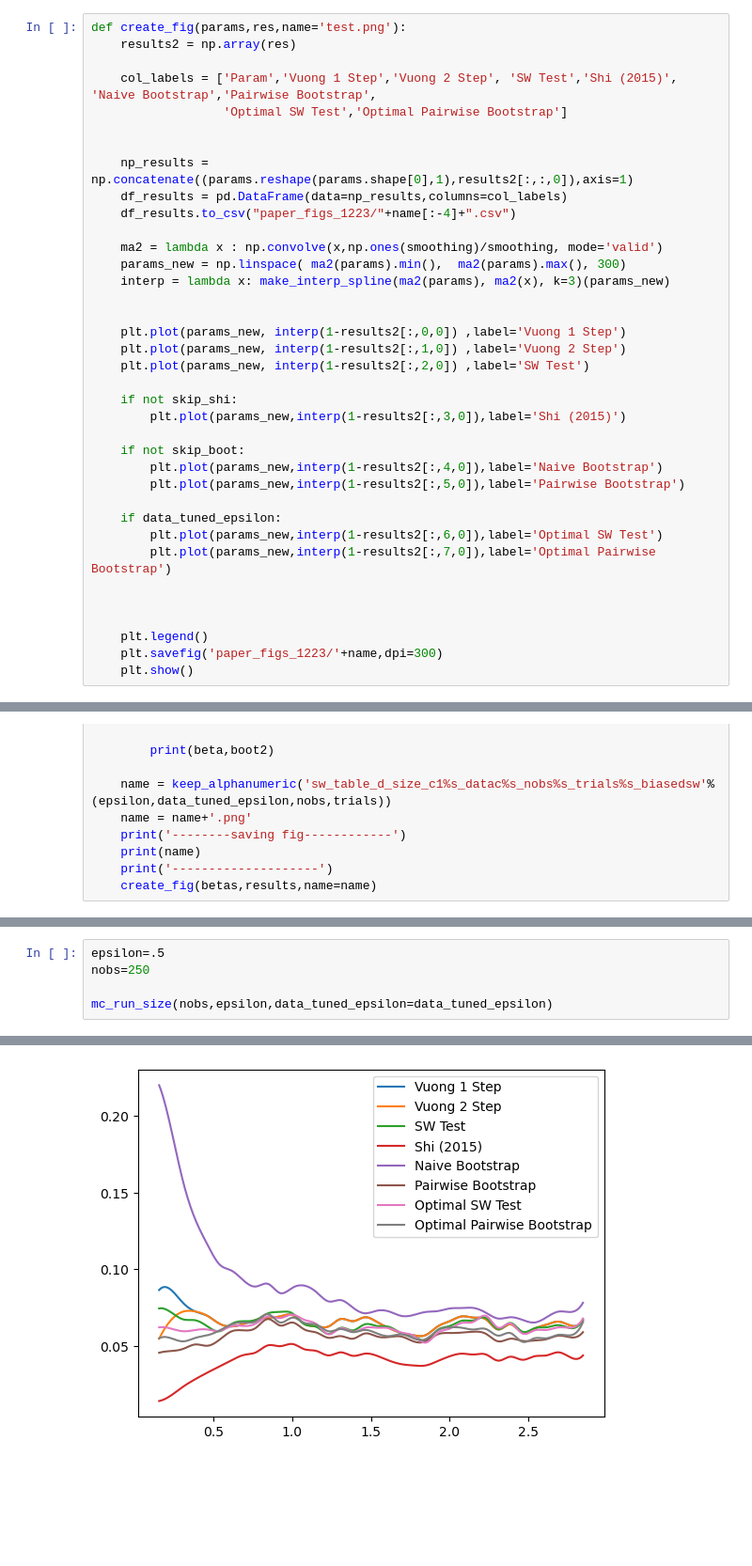
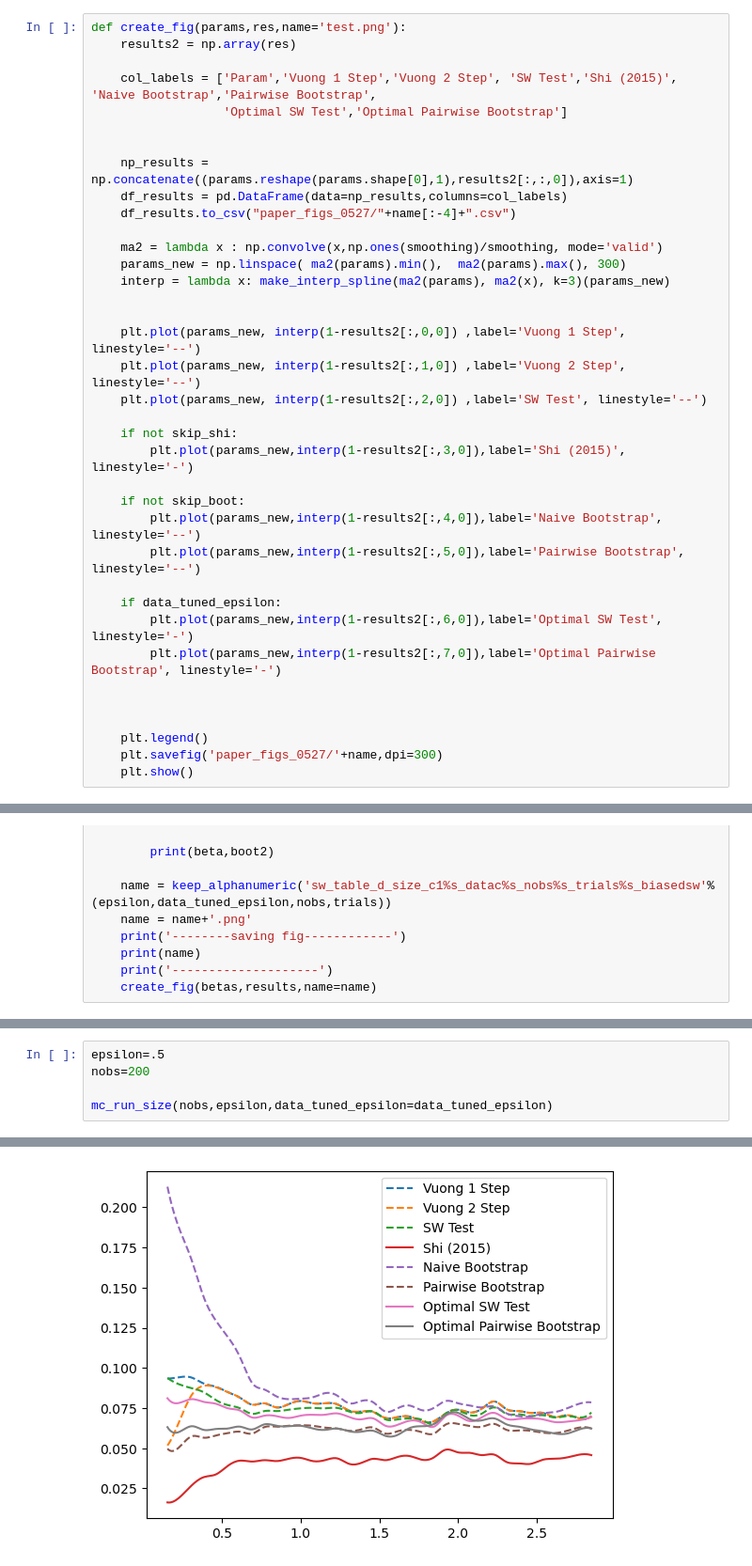
Before and after one commit to ericschulman/testing, a Jupyter notebook: revision_2025/sw_table_d.ipynb, the cells around one changed output, grey strips where cells are left out. Shown at 94% size. Cells and saved outputs as stored; diff of their text form; blank space fills up the shorter version.

Commit message:
adding updated results

```diff
--- a/revision_2025/sw_table_d.ipynb
+++ b/revision_2025/sw_table_d.ipynb
@@ -93,32 +93,32 @@ def create_fig(params,res,name='test.png'):
 
     np_results = np.concatenate((params.reshape(params.shape[0],1),results2[:,:,0]),axis=1)
     df_results = pd.DataFrame(data=np_results,columns=col_labels)
-    df_results.to_csv("paper_figs_1223/"+name[:-4]+".csv")
+    df_results.to_csv("paper_figs_0527/"+name[:-4]+".csv")
 
     ma2 = lambda x : np.convolve(x,np.ones(smoothing)/smoothing, mode='valid')
     params_new = np.linspace( ma2(params).min(),  ma2(params).max(), 300)
     interp = lambda x: make_interp_spline(ma2(params), ma2(x), k=3)(params_new)
 
 
-    plt.plot(params_new, interp(1-results2[:,0,0]) ,label='Vuong 1 Step')
-    plt.plot(params_new, interp(1-results2[:,1,0]) ,label='Vuong 2 Step')
-    plt.plot(params_new, interp(1-results2[:,2,0]) ,label='SW Test')
+    plt.plot(params_new, interp(1-results2[:,0,0]) ,label='Vuong 1 Step', linestyle='--')
+    plt.plot(params_new, interp(1-results2[:,1,0]) ,label='Vuong 2 Step', linestyle='--')
+    plt.plot(params_new, interp(1-results2[:,2,0]) ,label='SW Test', linestyle='--')
 
     if not skip_shi:
-        plt.plot(params_new,interp(1-results2[:,3,0]),label='Shi (2015)')
+        plt.plot(params_new,interp(1-results2[:,3,0]),label='Shi (2015)', linestyle='-')
 
     if not skip_boot:
-        plt.plot(params_new,interp(1-results2[:,4,0]),label='Naive Bootstrap')
-        plt.plot(params_new,interp(1-results2[:,5,0]),label='Pairwise Bootstrap')
+        plt.plot(params_new,interp(1-results2[:,4,0]),label='Naive Bootstrap', linestyle='--')
+        plt.plot(params_new,interp(1-results2[:,5,0]),label='Pairwise Bootstrap', linestyle='--')
 
     if data_tuned_epsilon:
-        plt.plot(params_new,interp(1-results2[:,6,0]),label='Optimal SW Test')
-        plt.plot(params_new,interp(1-results2[:,7,0]),label='Optimal Pairwise Bootstrap')
+        plt.plot(params_new,interp(1-results2[:,6,0]),label='Optimal SW Test', linestyle='-')
+        plt.plot(params_new,interp(1-results2[:,7,0]),label='Optimal Pairwise Bootstrap', linestyle='-')
 
 
 
     plt.legend()
-    plt.savefig('paper_figs_1223/'+name,dpi=300)
+    plt.savefig('paper_figs_0527/'+name,dpi=300)
     plt.show()
 # %%
 def keep_alphanumeric(string):
@@ -172,6 +172,6 @@ sw_table_d_size_c105_datacTrue_nobs100_trials1000_biasedsw.png
 # %%
 epsilon=.5
-nobs=250
+nobs=200
 
 mc_run_size(nobs,epsilon,data_tuned_epsilon=data_tuned_epsilon)
 # %% [output]
@@ -194,5 +194,5 @@ sw_table_d_size_c105_datacTrue_nobs250_trials1000_biasedsw.png
 --------------------
-[figure, old version]
+[figure, new version]
 # %%
 epsilon=.5
 nobs=500
```
Also changed, not shown: parts of 5 cells of this notebook, 2 other files.
